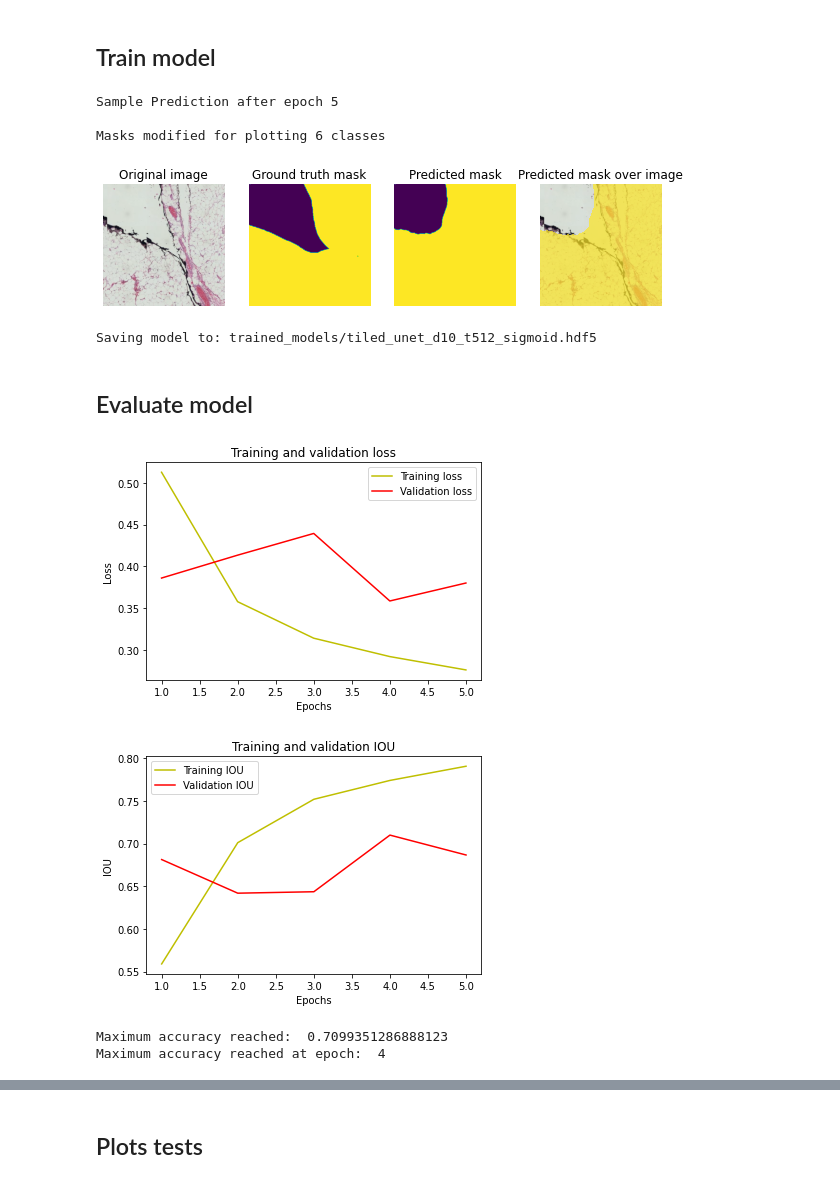
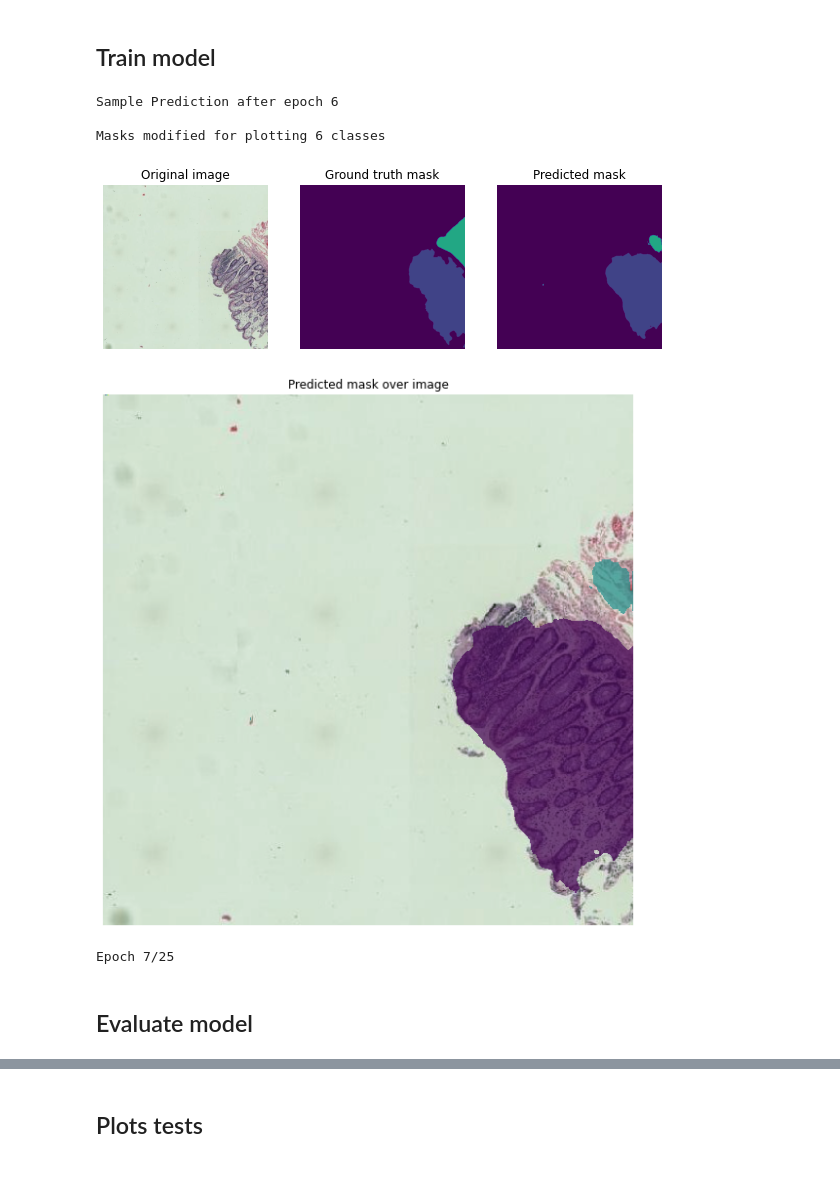
Before and after one commit to julenbhy/biomedical_image_segmentation, a Jupyter notebook: tissue_segmentation/tiled_tissue_segmentator.ipynb, the cells around one changed output, grey strips where cells are left out. Cells and saved outputs as stored; diff of their text form; code cells hidden in the pictures.

```diff
--- a/tissue_segmentation/tiled_tissue_segmentator.ipynb
+++ b/tissue_segmentation/tiled_tissue_segmentator.ipynb
@@ -138,14 +138,14 @@ model = sm.Unet(BACKBONE,
                 encoder_weights='imagenet',
                 input_shape=(TILE_SIZE, TILE_SIZE, 3),
                 classes=NUM_CLASSES,
-                activation='sigmoid', #softmax
+                activation='softmax', #softmax, sigmoid
                 #encoder_freeze=True
                )
 
 OPTIMIZER = tf.keras.optimizers.Adam(0.0001)
 model.compile(OPTIMIZER,
-              #loss=TOTAL_LOSS,
-              loss=sm.losses.categorical_focal_jaccard_loss,
+              loss=TOTAL_LOSS,
+              #loss=sm.losses.categorical_focal_jaccard_loss,
               metrics=METRICS)
 #model.summary()    #print the model structure
 
@@ -182,27 +182,28 @@ coreClock: 1.38GHz coreCount: 80 deviceMemorySize: 31.75GiB deviceMemoryBandwidt
 # %%
 import os
 num_images = len(os.listdir(IMG_PATH+'img/'))
 
 train_steps = int(num_images*(1-VAL_SPLIT)) // BATCH_SIZE
 val_steps = int(num_images*VAL_SPLIT) // BATCH_SIZE
 print('Num of images:', num_images,', Train steps:', train_steps,', Validation steps:', val_steps)
 
 history = model.fit(train_generator,
-                    epochs=5,
+                    epochs=25,
                     steps_per_epoch=train_steps,
                     validation_data=val_generator,
                     validation_steps=val_steps,
                     callbacks=callbacks
                    )
-model_name = 'trained_models/tiled_unet_d'+str(DOWNSAMPLE)+'_t'+str(TILE_SIZE)+'_sigmoid.hdf5'
+model_name = 'trained_models/tiled_unet_d'+str(DOWNSAMPLE)+'_t'+str(TILE_SIZE)+'my_loss.hdf5'
 print('Saving model to:', model_name)
 model.save(model_name)
 # %% [output]
-Sample Prediction after epoch 5
+Sample Prediction after epoch 6
 
 Masks modified for plotting 6 classes
-[figure, old version]
+[figure, new version]
+[figure, added]
-Saving model to: trained_models/tiled_unet_d10_t512_sigmoid.hdf5
+Epoch 7/25
 # %% [markdown]
 ## Evaluate model
 # %%
@@ -238,11 +239,6 @@ max_iou = max(val_acc)
 print ("Maximum accuracy reached: ", max_iou)
 max_index = val_acc.index(max_iou)
 print("Maximum accuracy reached at epoch: ",max_index+1)
-# %% [output]
-[figure, removed]
-[figure, removed]
-Maximum accuracy reached:  0.7099351286888123
-Maximum accuracy reached at epoch:  4
 # %%
 test_images, test_masks = val_generator.__next__()
 prediction=model.predict(test_images)
```
Also changed, not shown: parts of 7 cells of this notebook, 4 other files.
